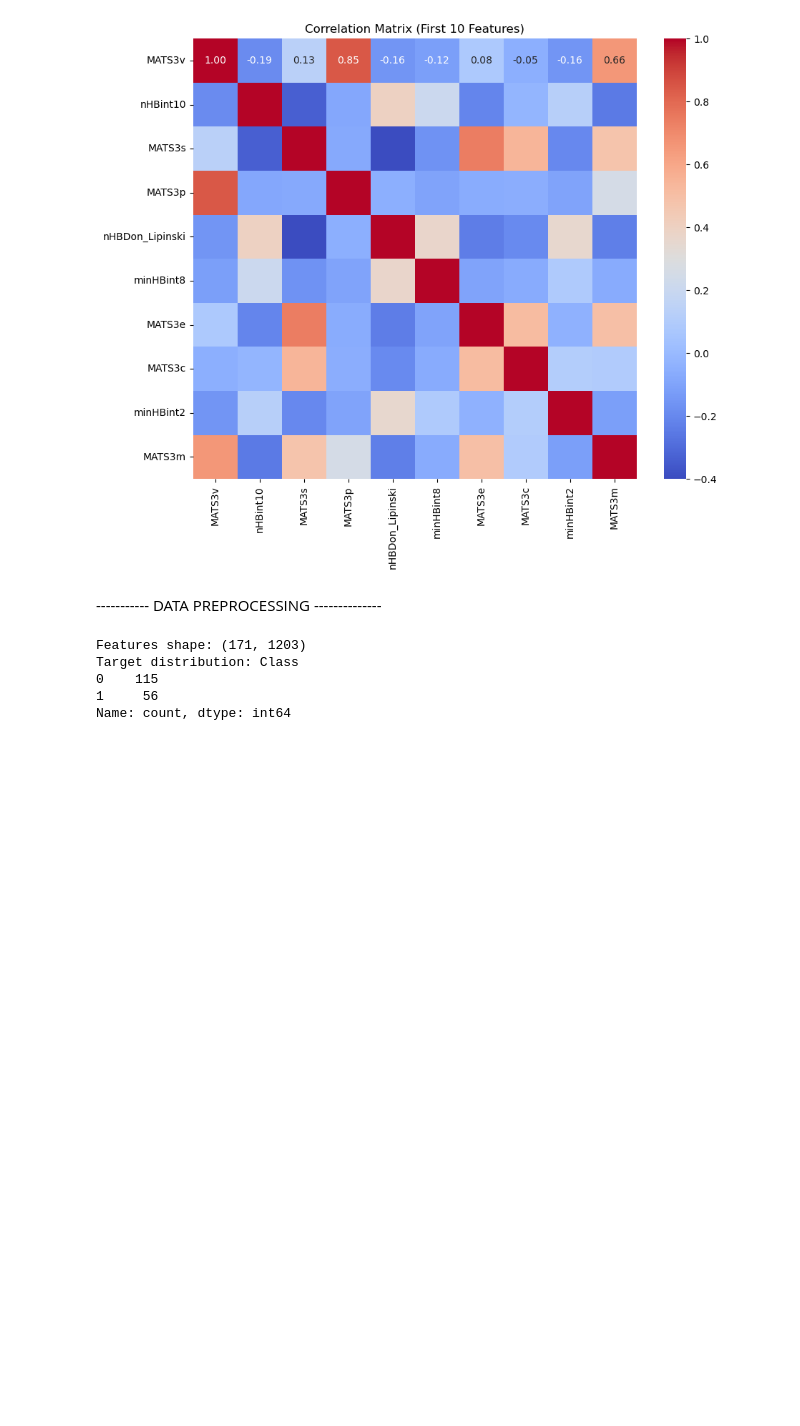
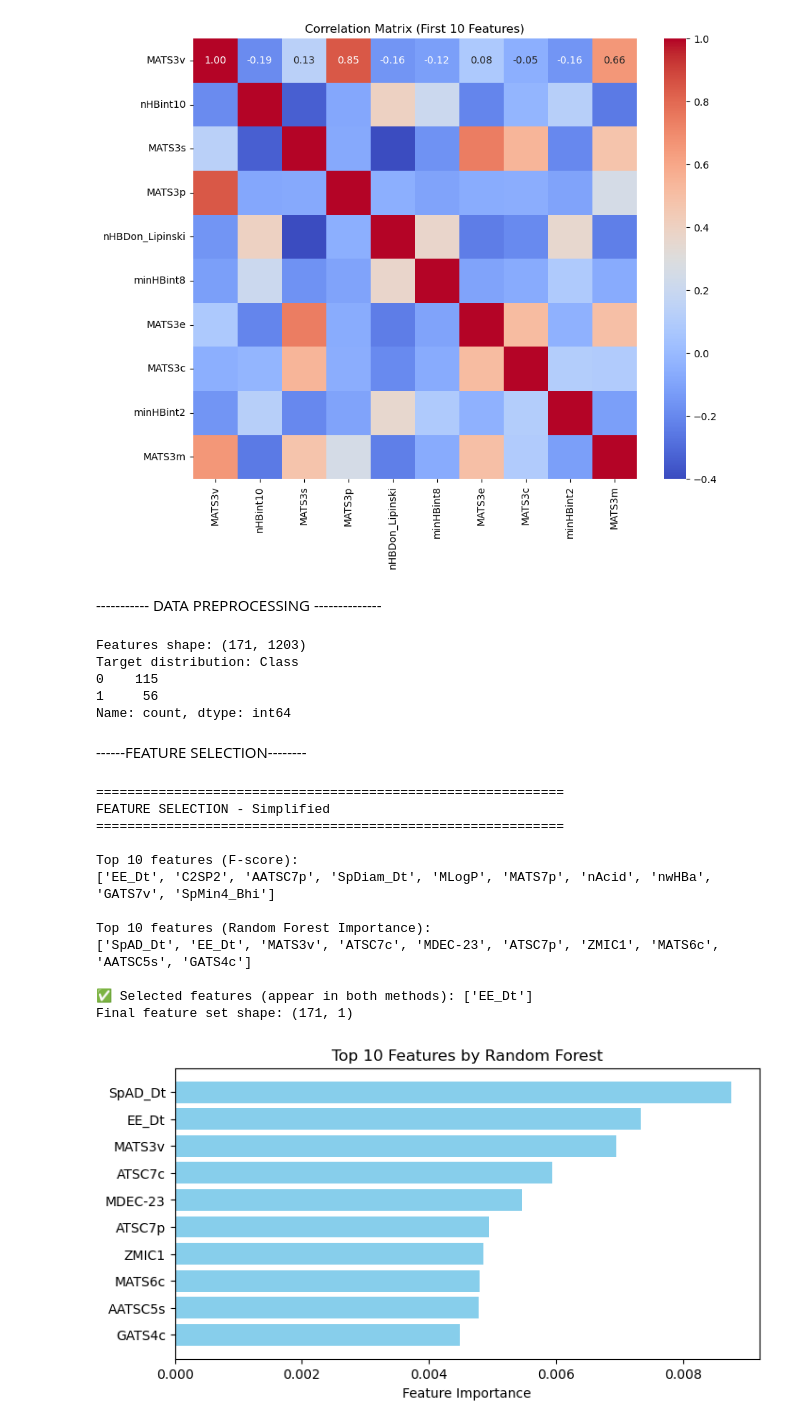
Before and after one commit to l-tting/compound-safety-classifier, a Jupyter notebook: toxicity.ipynb, the cells around one changed output. Drawn from its saved outputs; the diff is of its cells as text; code cells hidden in the pictures; blank space fills up the shorter version.

Commit message:
feature selection w/rand forest && selectkbest

```diff
--- a/toxicity.ipynb
+++ b/toxicity.ipynb
@@ -163,3 +163,66 @@ Target distribution: Class
 0    115
 1     56
 Name: count, dtype: int64
+# %% [markdown]
+------FEATURE SELECTION--------
+# %%
+# FEATURE SELECTION
+from sklearn.feature_selection import SelectKBest, f_classif
+from sklearn.ensemble import RandomForestClassifier
+
+
+print("="*60)
+print("FEATURE SELECTION - Simplified")
+print("="*60)
+
+# --- Method 1: SelectKBest (F-score) ---
+selector_f = SelectKBest(score_func=f_classif, k=min(10, X.shape[1]))
+selector_f.fit(X, y)
+feature_scores_f = pd.DataFrame({
+    'Feature': X.columns,
+    'F-Score': selector_f.scores_
+}).sort_values('F-Score', ascending=False)
+top_features_f = feature_scores_f.head(10)['Feature'].tolist()
+print("\nTop 10 features (F-score):")
+print(top_features_f)
+
+# --- Method 2: Random Forest Feature Importance ---
+rf = RandomForestClassifier(n_estimators=100, random_state=42)
+rf.fit(X, y)
+feature_scores_rf = pd.DataFrame({
+    'Feature': X.columns,
+    'Importance': rf.feature_importances_
+}).sort_values('Importance', ascending=False)
+top_features_rf = feature_scores_rf.head(10)['Feature'].tolist()
+print("\nTop 10 features (Random Forest Importance):")
+print(top_features_rf)
+
+# --- Features in both methods ---
+selected_features = list(set(top_features_f) & set(top_features_rf))
+print(f"\n✅ Selected features (appear in both methods): {selected_features}")
+
+# --- Final dataset ---
+X_selected = X[selected_features]
+print(f"Final feature set shape: {X_selected.shape}")
+
+# --- feature importance visualization ---
+plt.figure(figsize=(8,4))
+plt.barh(feature_scores_rf['Feature'].head(10), feature_scores_rf['Importance'].head(10), color='skyblue')
+plt.xlabel("Feature Importance")
+plt.title("Top 10 Features by Random Forest")
+plt.gca().invert_yaxis()
+plt.show()
+# %% [output]
+============================================================
+FEATURE SELECTION - Simplified
+============================================================
+
+Top 10 features (F-score):
+['EE_Dt', 'C2SP2', 'AATSC7p', 'SpDiam_Dt', 'MLogP', 'MATS7p', 'nAcid', 'nwHBa', 'GATS7v', 'SpMin4_Bhi']
+
+Top 10 features (Random Forest Importance):
+['SpAD_Dt', 'EE_Dt', 'MATS3v', 'ATSC7c', 'MDEC-23', 'ATSC7p', 'ZMIC1', 'MATS6c', 'AATSC5s', 'GATS4c']
+
+✅ Selected features (appear in both methods): ['EE_Dt']
+Final feature set shape: (171, 1)
+[figure, added]
```
